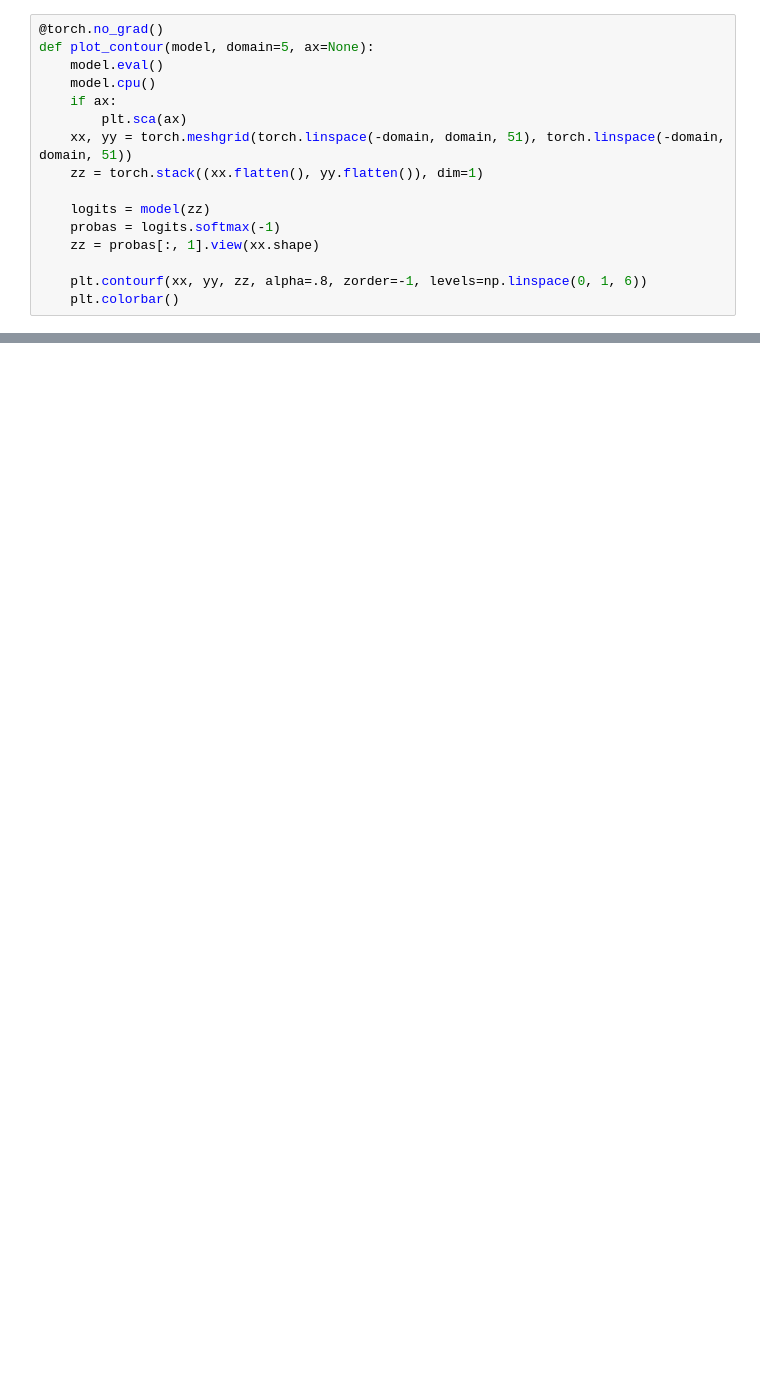
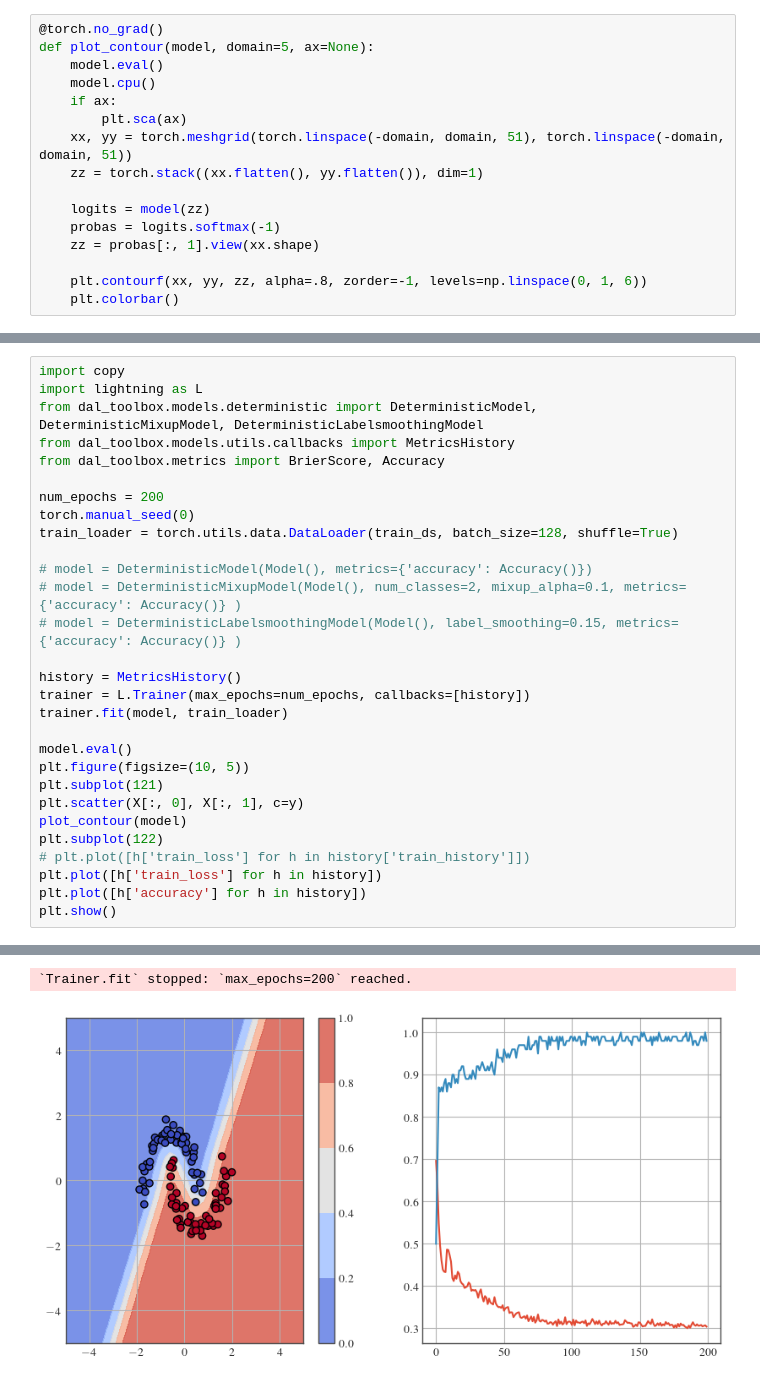
Before and after one commit to dhuseljic/dal-toolbox, a Jupyter notebook: notebooks/uncertainty/deterministic.ipynb, the cells around one changed output, grey strips where cells are left out. Saved outputs shown, nothing was run; the diff lists cells and outputs as text; blank space fills up the shorter version.

```diff
--- a/notebooks/uncertainty/deterministic.ipynb
+++ b/notebooks/uncertainty/deterministic.ipynb
@@ -120,0 +117,30 @@ Epoch [200] Total time: 0:00:00
+# %%
+import copy
+import lightning as L
+from dal_toolbox.models.deterministic import DeterministicModel, DeterministicMixupModel, DeterministicLabelsmoothingModel
+from dal_toolbox.models.utils.callbacks import MetricsHistory
+from dal_toolbox.metrics import BrierScore, Accuracy
+
+num_epochs = 200
+torch.manual_seed(0)
+train_loader = torch.utils.data.DataLoader(train_ds, batch_size=128, shuffle=True)
+
+# model = DeterministicModel(Model(), metrics={'accuracy': Accuracy()})
+# model = DeterministicMixupModel(Model(), num_classes=2, mixup_alpha=0.1, metrics={'accuracy': Accuracy()} )
+# model = DeterministicLabelsmoothingModel(Model(), label_smoothing=0.15, metrics={'accuracy': Accuracy()} )
+
+history = MetricsHistory()
+trainer = L.Trainer(max_epochs=num_epochs, callbacks=[history])
+trainer.fit(model, train_loader)
+
+model.eval()
+plt.figure(figsize=(10, 5))
+plt.subplot(121)
+plt.scatter(X[:, 0], X[:, 1], c=y)
+plot_contour(model)
+plt.subplot(122)
+# plt.plot([h['train_loss'] for h in history['train_history']])
+plt.plot([h['train_loss'] for h in history])
+plt.plot([h['accuracy'] for h in history])
+plt.show()
+# %% [output]
@@ -120,0 +163,2 @@ Epoch [200] Total time: 0:00:00
+`Trainer.fit` stopped: `max_epochs=200` reached.
+[figure, added]
```
Also changed, not shown: parts of 3 cells of this notebook, 4 other files.
